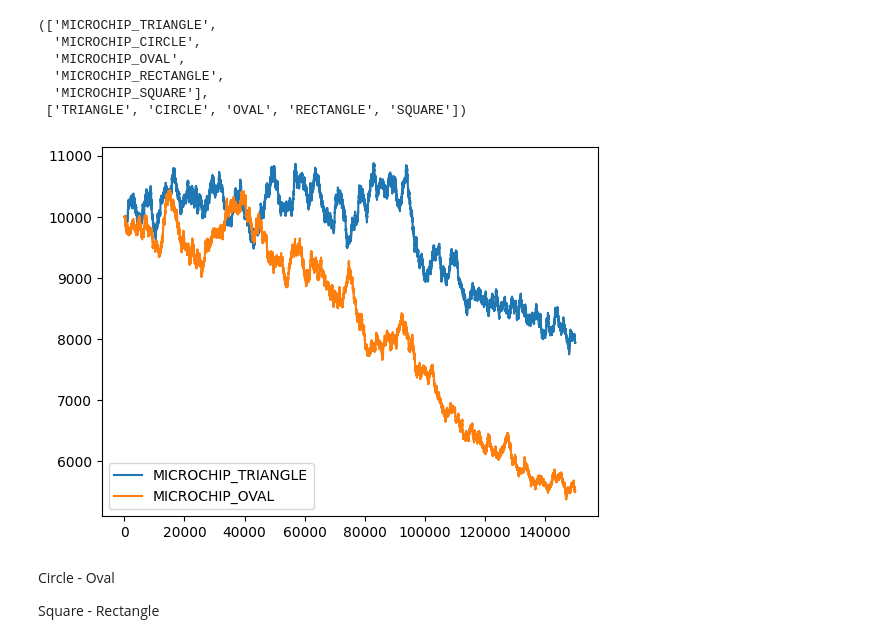
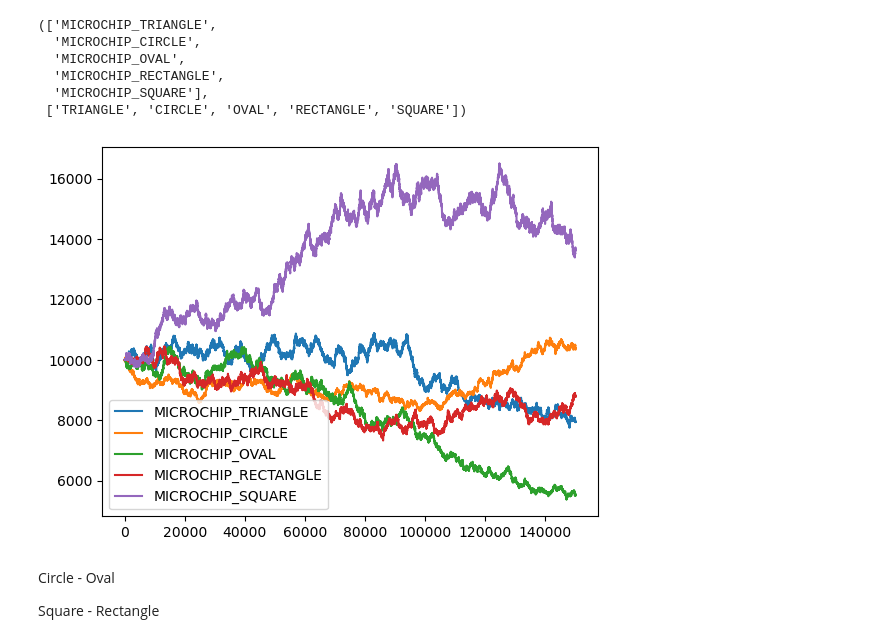
Before and after one commit to nikaslukyanov/kernel_trick, a Jupyter notebook: round5/microchips.ipynb, the cells around one changed output. Saved outputs shown, nothing was run; the diff lists cells and outputs as text; code cells hidden in the pictures.

```diff
--- a/round5/microchips.ipynb
+++ b/round5/microchips.ipynb
@@ -57,12 +57,12 @@ chips, shapes
  ['TRIANGLE', 'CIRCLE', 'OVAL', 'RECTANGLE', 'SQUARE'])
 # %%
 for p in chips:
-    if p in ['MICROCHIP_TRIANGLE', 'MICROCHIP_OVAL']:
-        plt.plot(prices[prices['product'] == p]['mid_price'], label=p)
+
+    plt.plot(prices[prices['product'] == p]['mid_price'], label=p)
 plt.legend()
 plt.show()
 # %% [output]
-[figure, old version]
+[figure, new version]
 # %% [markdown]
 Circle - Oval
 
```
Also changed, not shown: parts of 9 cells of this notebook, 10 other files.
